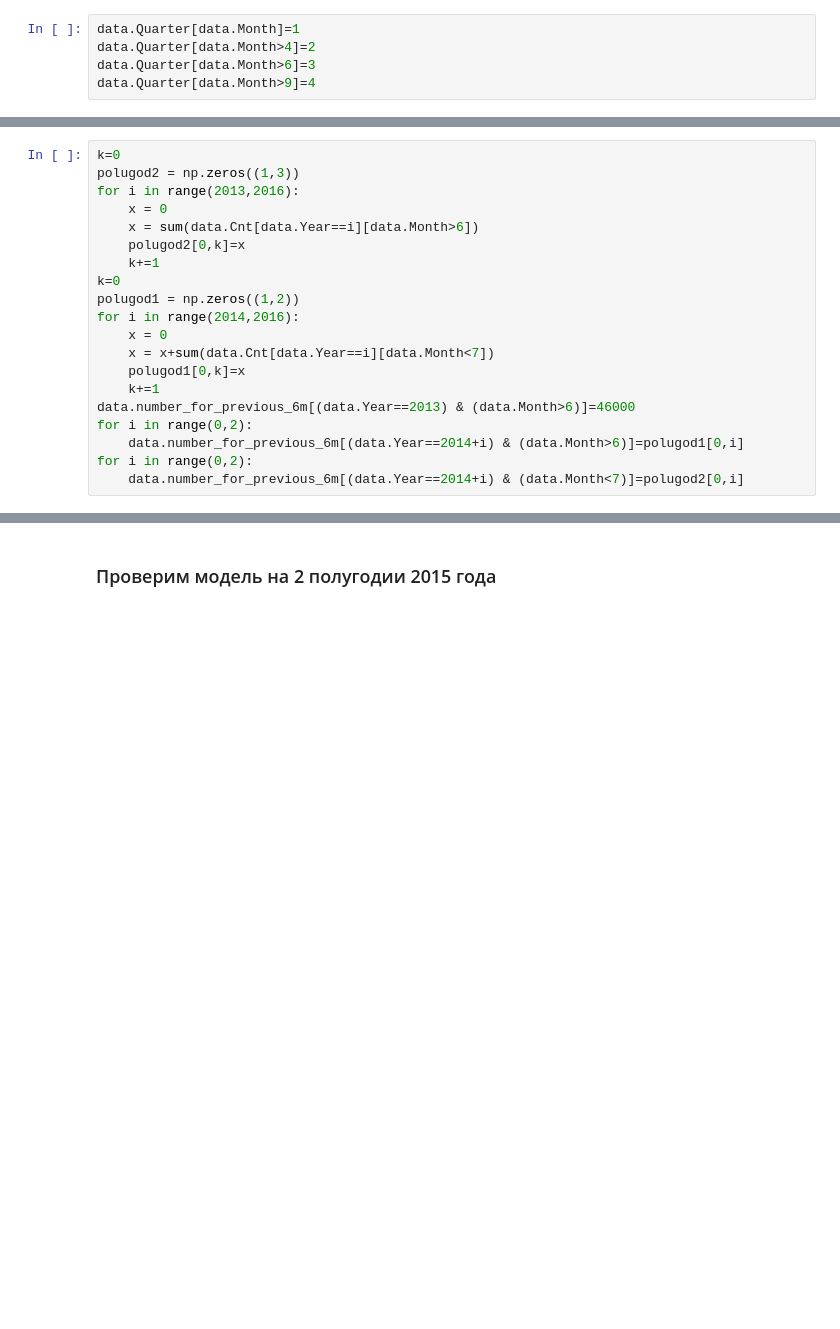
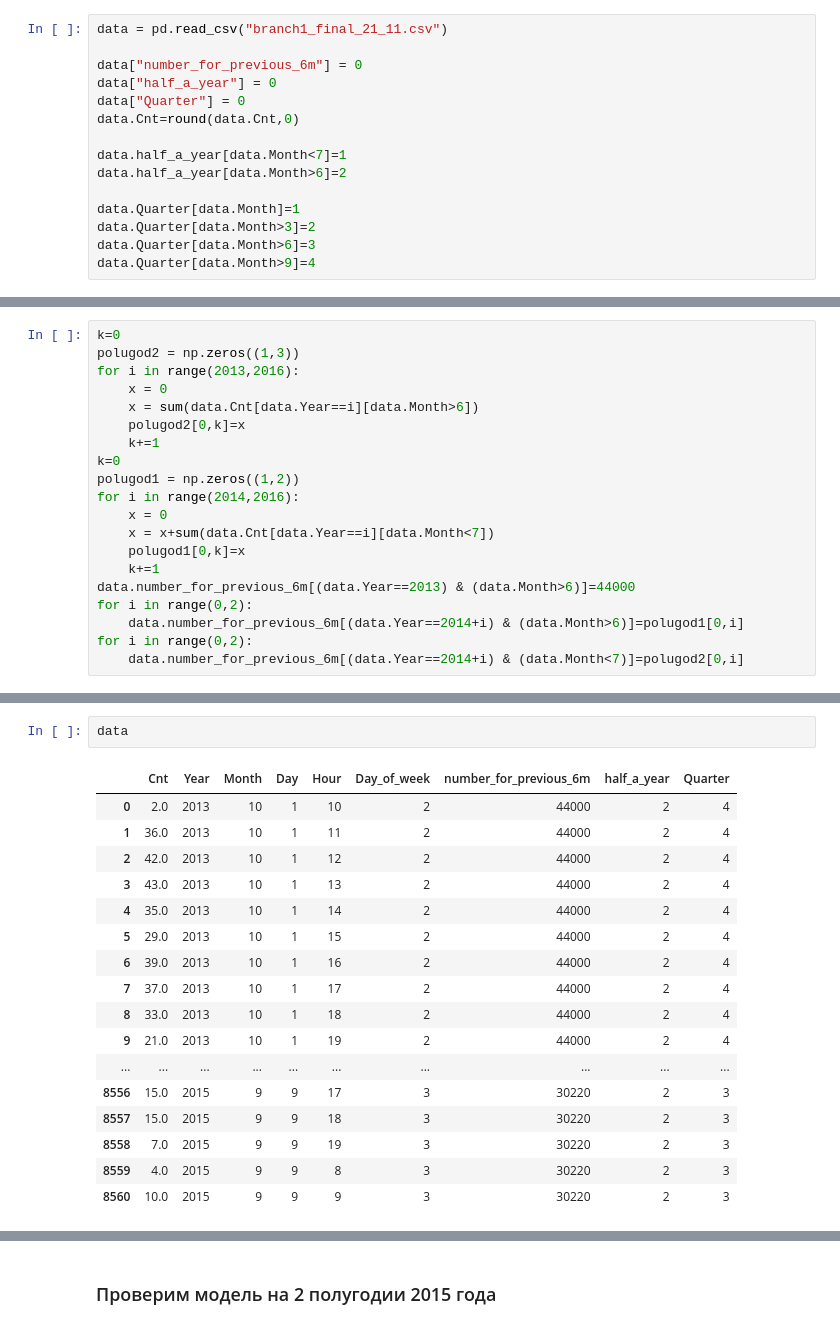
Before and after one commit to VENHEADs/python, a Jupyter notebook: Goto november 2016/task xgboost Babushkin.ipynb, the cells around one changed output, grey strips where cells are left out. Cells and saved outputs as stored; diff of their text form; blank space fills up the shorter version.

```diff
--- a/Goto november 2016/task xgboost Babushkin.ipynb
+++ b/Goto november 2016/task xgboost Babushkin.ipynb
@@ -15,5 +7,15 @@ data.half_a_year[data.Month>6]=2
 # %%
+data = pd.read_csv("branch1_final_21_11.csv")
+
+data["number_for_previous_6m"] = 0
+data["half_a_year"] = 0
+data["Quarter"] = 0
+data.Cnt=round(data.Cnt,0)
+
+data.half_a_year[data.Month<7]=1
+data.half_a_year[data.Month>6]=2
+
 data.Quarter[data.Month]=1
-data.Quarter[data.Month>4]=2
+data.Quarter[data.Month>3]=2
 data.Quarter[data.Month>6]=3
 data.Quarter[data.Month>9]=4
@@ -34,7 +55,7 @@ for i in range(2014,2016):
     x = x+sum(data.Cnt[data.Year==i][data.Month<7])
     polugod1[0,k]=x
     k+=1
-data.number_for_previous_6m[(data.Year==2013) & (data.Month>6)]=46000
+data.number_for_previous_6m[(data.Year==2013) & (data.Month>6)]=44000
 for i in range(0,2):
     data.number_for_previous_6m[(data.Year==2014+i) & (data.Month>6)]=polugod1[0,i]
 for i in range(0,2):
@@ -45,0 +74,20 @@ print (" Для первого полугодия 2016 цифра будет", p
+# %%
+data
+# %% [output]
+|  | Cnt | Year | Month | Day | Hour | Day_of_week | number_for_previous_6m | half_a_year | Quarter |
+| 0 | 2.0 | 2013 | 10 | 1 | 10 | 2 | 44000 | 2 | 4 |
+| 1 | 36.0 | 2013 | 10 | 1 | 11 | 2 | 44000 | 2 | 4 |
+| 2 | 42.0 | 2013 | 10 | 1 | 12 | 2 | 44000 | 2 | 4 |
+| 3 | 43.0 | 2013 | 10 | 1 | 13 | 2 | 44000 | 2 | 4 |
+| 4 | 35.0 | 2013 | 10 | 1 | 14 | 2 | 44000 | 2 | 4 |
+| 5 | 29.0 | 2013 | 10 | 1 | 15 | 2 | 44000 | 2 | 4 |
+| 6 | 39.0 | 2013 | 10 | 1 | 16 | 2 | 44000 | 2 | 4 |
+| 7 | 37.0 | 2013 | 10 | 1 | 17 | 2 | 44000 | 2 | 4 |
+| 8 | 33.0 | 2013 | 10 | 1 | 18 | 2 | 44000 | 2 | 4 |
+| 9 | 21.0 | 2013 | 10 | 1 | 19 | 2 | 44000 | 2 | 4 |
+| ... | ... | ... | ... | ... | ... | ... | ... | ... | ... |
+| 8556 | 15.0 | 2015 | 9 | 9 | 17 | 3 | 30220 | 2 | 3 |
+| 8557 | 15.0 | 2015 | 9 | 9 | 18 | 3 | 30220 | 2 | 3 |
+| 8558 | 7.0 | 2015 | 9 | 9 | 19 | 3 | 30220 | 2 | 3 |
+| 8559 | 4.0 | 2015 | 9 | 9 | 8 | 3 | 30220 | 2 | 3 |
+| 8560 | 10.0 | 2015 | 9 | 9 | 9 | 3 | 30220 | 2 | 3 |
```
Also changed, not shown: parts of 22 cells of this notebook.
